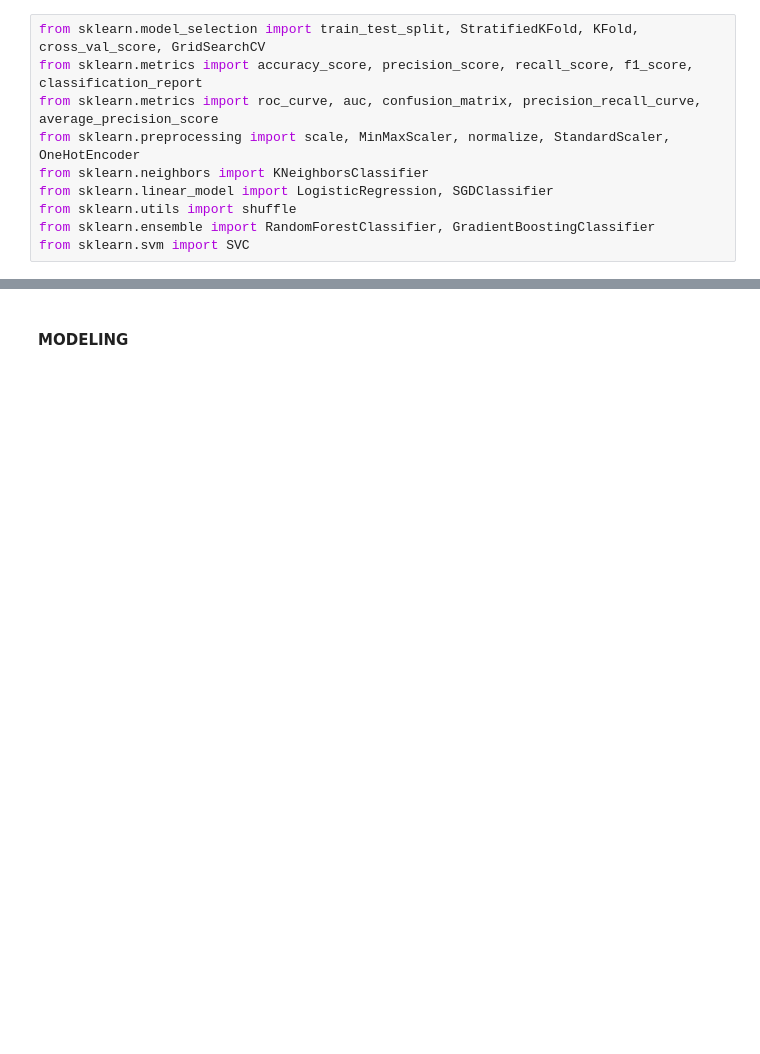
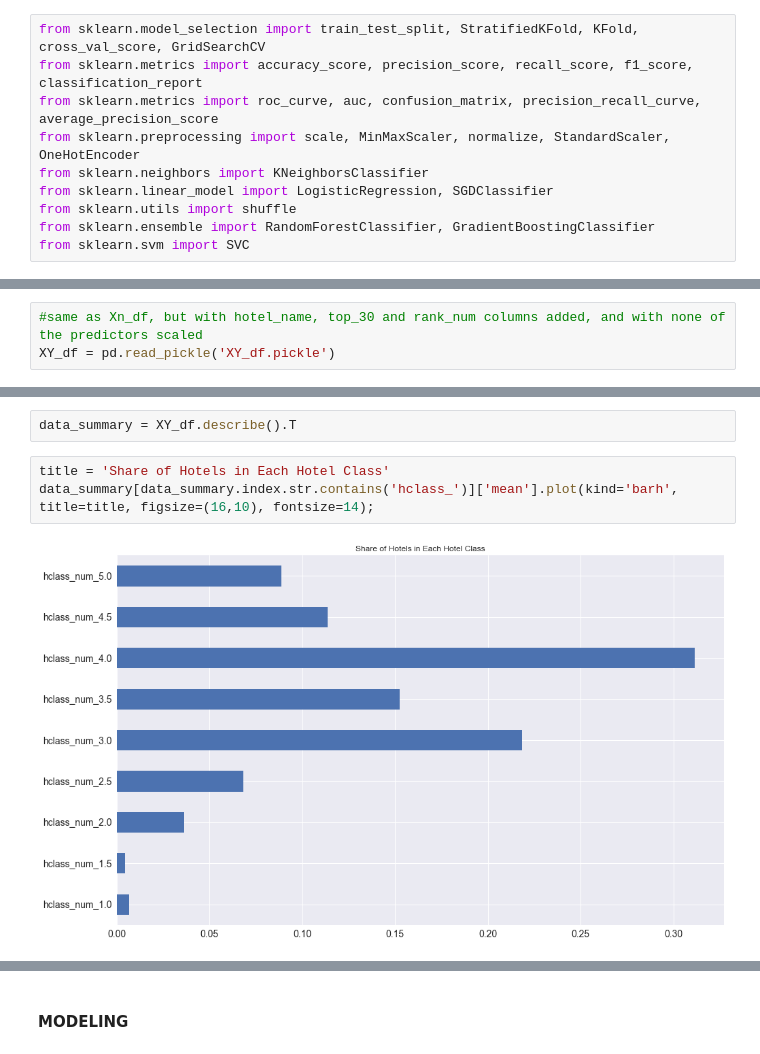
Before and after one commit to sasha-kap/TripAdvisor-Rankings, a Jupyter notebook: 4 Modeling.ipynb, the cells around one changed output, grey strips where cells are left out. Saved outputs shown, nothing was run; the diff lists cells and outputs as text; blank space fills up the shorter version.

```diff
--- a/4 Modeling.ipynb
+++ b/4 Modeling.ipynb
@@ -542,0 +23,3 @@ df2.to_pickle('df_446.pickle')
+# %%
+#same as Xn_df, but with hotel_name, top_30 and rank_num columns added, and with none of the predictors scaled
+XY_df = pd.read_pickle('XY_df.pickle')
@@ -542,0 +46,7 @@ df2.to_pickle('df_446.pickle')
+# %%
+data_summary = XY_df.describe().T
+# %%
+title = 'Share of Hotels in Each Hotel Class'
+data_summary[data_summary.index.str.contains('hclass_')]['mean'].plot(kind='barh', title=title, figsize=(16,10), fontsize=14);
+# %% [output]
+[figure, added]
```
Also changed, not shown: parts of 369 cells of this notebook.
